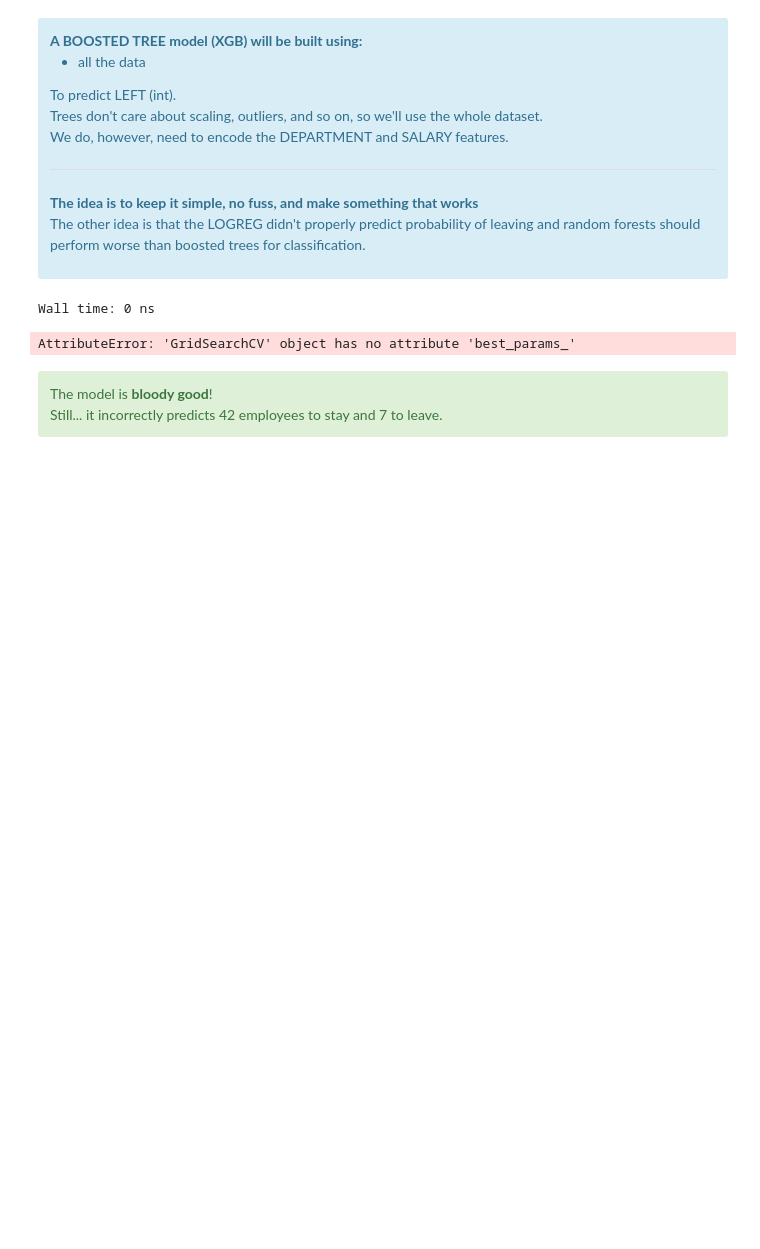
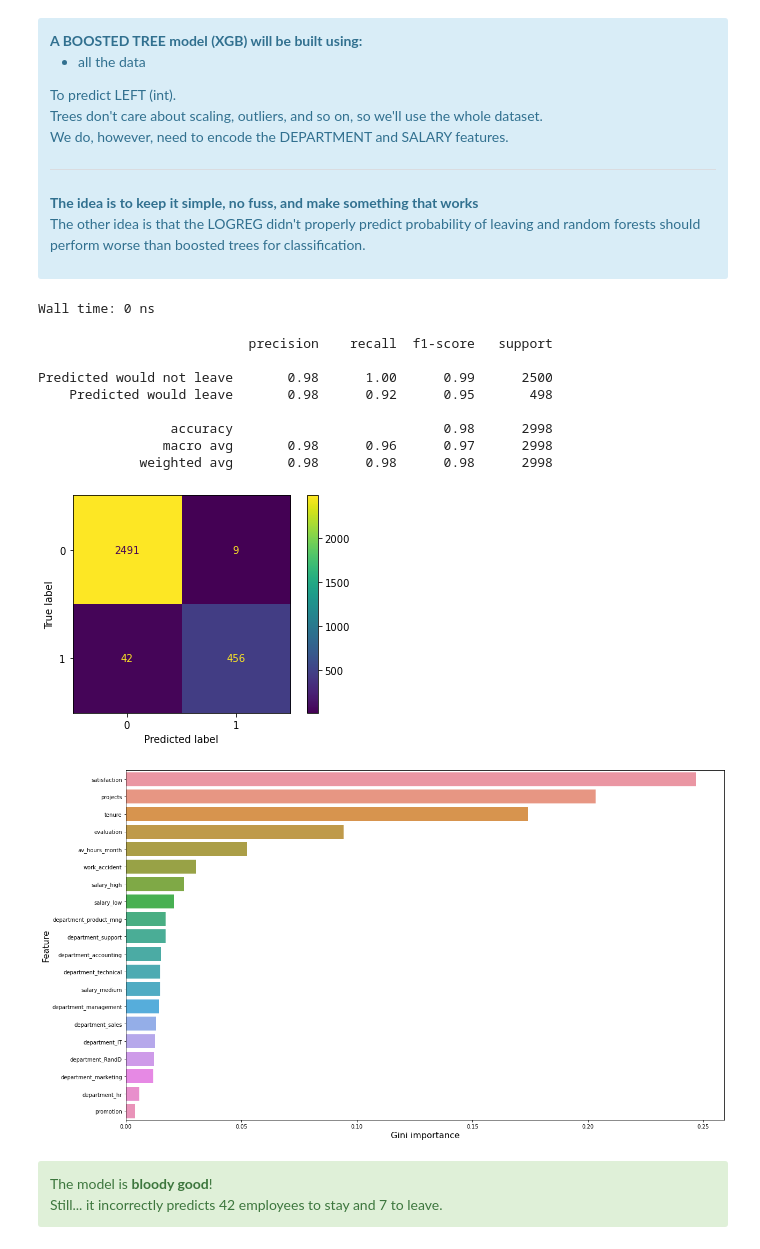
Before and after one commit to JRRobalo/HR_is_all_of_us, a Jupyter notebook: Salifort Motors.ipynb, the cells around one changed output. Drawn from its saved outputs; the diff is of its cells as text; code cells hidden in the pictures; blank space fills up the shorter version.

```diff
--- a/Salifort Motors.ipynb
+++ b/Salifort Motors.ipynb
@@ -814,36 +815,45 @@ xtree_cv = GridSearchCV(estimator = xtree, cv=4, param_grid=cv_params, scoring=s
 # %% [output]
 Wall time: 0 ns
-# %%
-print(xtree_cv.best_params_)
-# %% [output]
-AttributeError: 'GridSearchCV' object has no attribute 'best_params_'
 # %%
 # BEST ESTIMATOR
 model_xgb_opt = XGBClassifier(colsample_bytree = 1.0, learning_rate=0.1, max_depth = 8,
                                 min_child_weight = 1, n_estimators = 75, subsample = 0.8, random_state = 0,
                              objective = 'binary:logistic')
+# FIT BEST MODEL
 model_xgb_opt.fit(Xt_train, yt_train)
+# MAKE PREDICTIONS ON TEST SET
 tpreds = model_xgb_opt.predict(Xt_test)
 # Create classification report for logistic regression model
 target_names = ['Predicted would not leave', 'Predicted would leave']
 print(classification_report(yt_test, tpreds, target_names=target_names))
 # CONFUSION MATRIX
-cm = confusion_matrix(yt_test, tpreds, labels=xtree_cv.best_estimator_.classes_)
-disp = ConfusionMatrixDisplay(confusion_matrix=cm, display_labels=xtree_cv.best_estimator_.classes_)
+cm = confusion_matrix(yt_test, tpreds, labels=model_xgb_opt.classes_)
+disp = ConfusionMatrixDisplay(confusion_matrix=cm, display_labels=model_xgb_opt.classes_)
 disp.plot(values_format='')
 # FEATURE IMPORTANCE
 fig = plt.figure(figsize=(20,12))
 
 importance = pd.DataFrame()
 importance['feature'] = Xt_test.columns
-importance['gini_imp'] = xtree_cv.best_estimator_.feature_importances_
+importance['gini_imp'] = model_xgb_opt.feature_importances_
 importance = importance.sort_values(by='gini_imp', ascending=False)
 
 ax = sns.barplot(data=importance, x='gini_imp', y='feature', orient='h')
 ax.set_xlabel('Gini importance', fontsize=16)
 ax.set_ylabel('Feature', fontsize=16)
 
 fig.show()
+# %% [output]
+                           precision    recall  f1-score   support
+
+Predicted would not leave       0.98      1.00      0.99      2500
+    Predicted would leave       0.98      0.92      0.95       498
+
+                 accuracy                           0.98      2998
+                macro avg       0.98      0.96      0.97      2998
+             weighted avg       0.98      0.98      0.98      2998
+[figure, added]
+[figure, added]
 # %% [markdown]
 <div class='alert alert-block alert-success'>
 The model is <b>bloody good</b>!<br>
```
Also changed, not shown: parts of 1 cell of this notebook.
